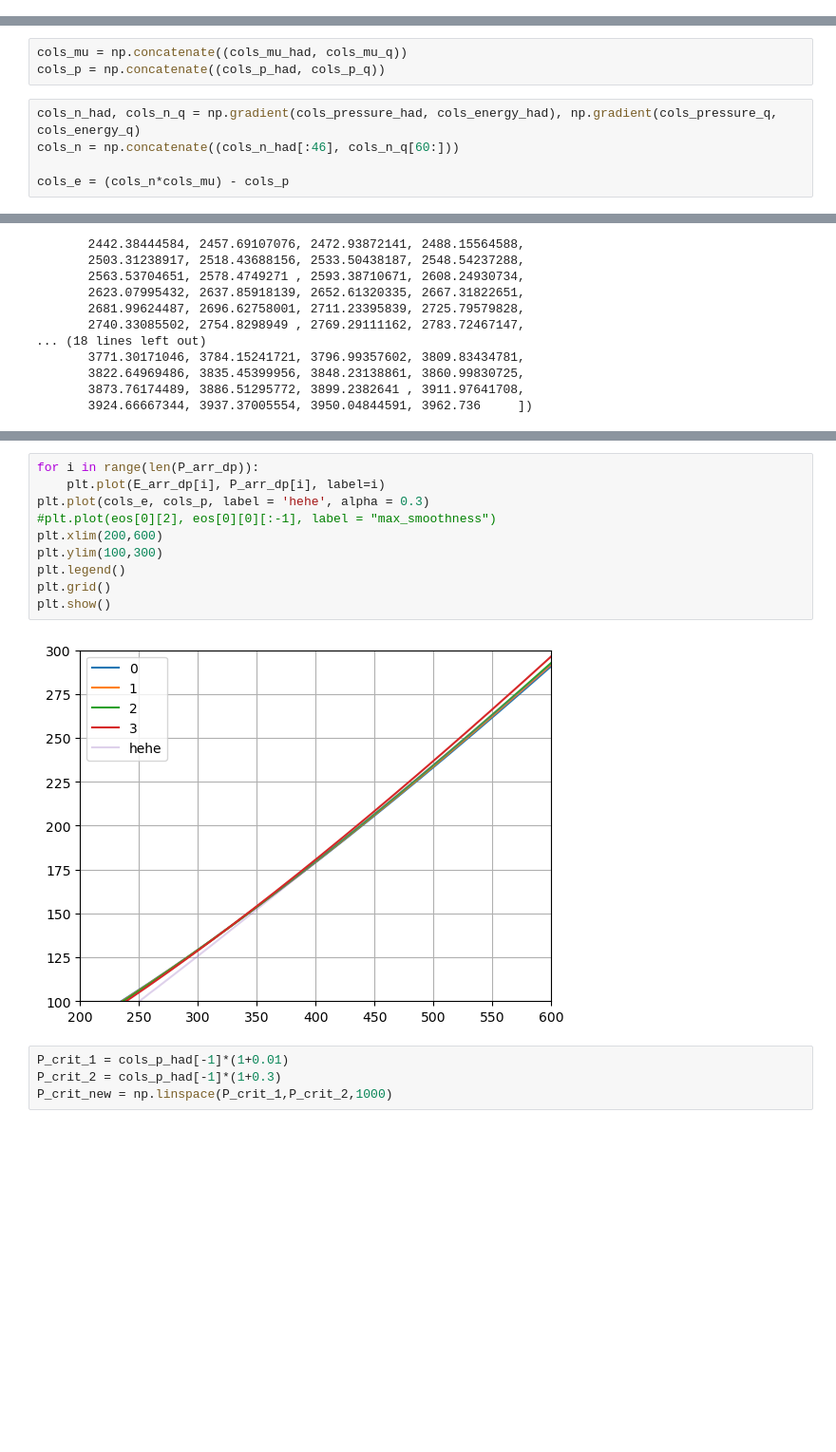
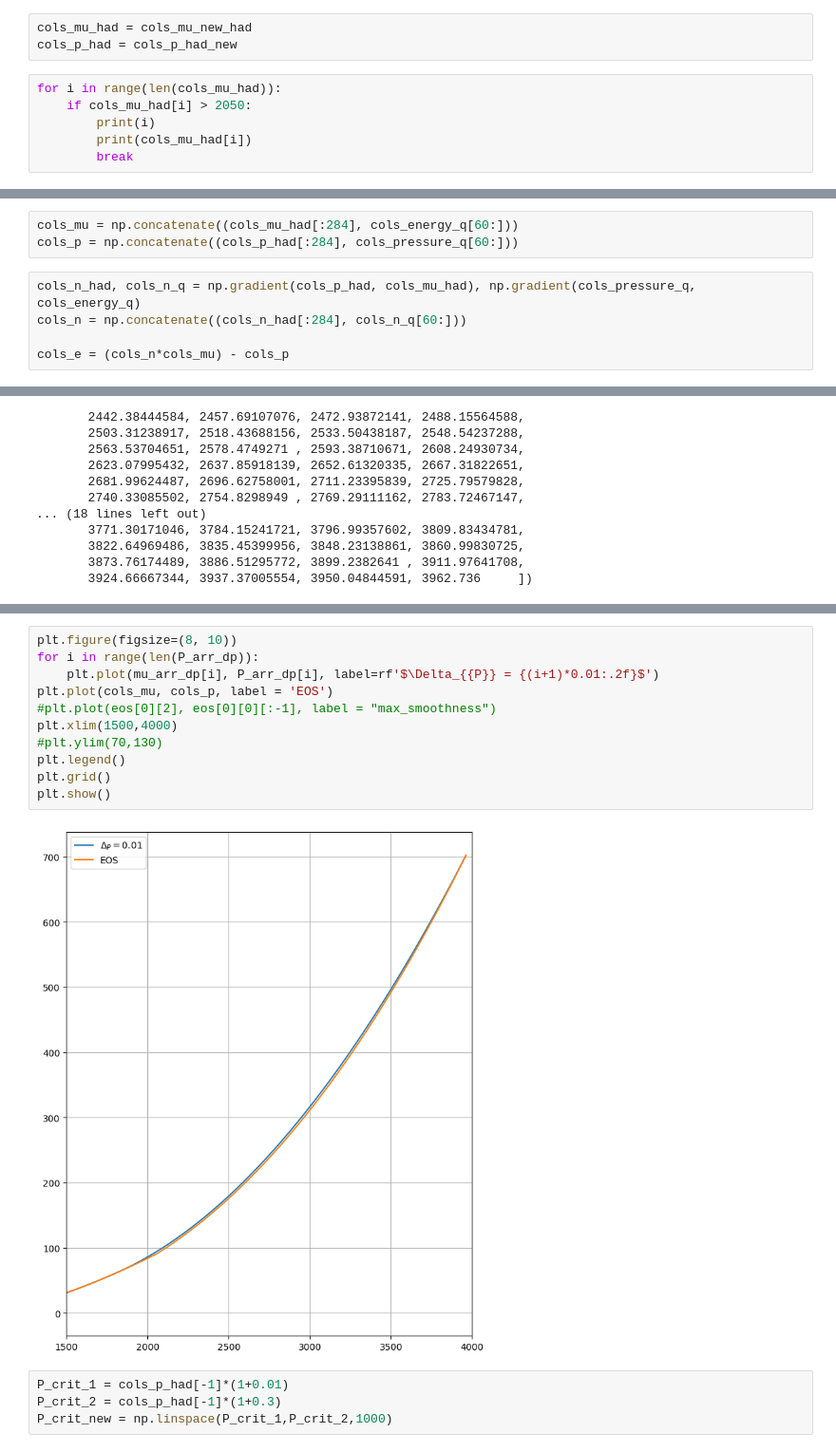
Before and after one commit to katta626/Phase_Transition, a Jupyter notebook: code/Relation_Codes/eos_mixed_phase.ipynb, the cells around one changed output, grey strips where cells are left out. Shown: that part at 95% size. Drawn from its saved outputs; the diff is of its cells as text; blank space fills up the shorter version.

```diff
--- a/code/Relation_Codes/eos_mixed_phase.ipynb
+++ b/code/Relation_Codes/eos_mixed_phase.ipynb
@@ -485,0 +502,9 @@ cols_p_q  = np.array(cols_pressure_q[60:])
+# %%
+cols_mu_had = cols_mu_new_had
+cols_p_had = cols_p_had_new
+# %%
+for i in range(len(cols_mu_had)):
+    if cols_mu_had[i] > 2050:
+        print(i)
+        print(cols_mu_had[i])
+        break
@@ -486,8 +526,8 @@ cols_p_q  = np.array(cols_pressure_q[60:])
 # %%
-cols_mu = np.concatenate((cols_mu_had, cols_mu_q))
-cols_p = np.concatenate((cols_p_had, cols_p_q))
+cols_mu = np.concatenate((cols_mu_had[:284], cols_energy_q[60:]))
+cols_p = np.concatenate((cols_p_had[:284], cols_pressure_q[60:]))
 # %%
-cols_n_had, cols_n_q = np.gradient(cols_pressure_had, cols_energy_had), np.gradient(cols_pressure_q, cols_energy_q)
-cols_n = np.concatenate((cols_n_had[:46], cols_n_q[60:]))
+cols_n_had, cols_n_q = np.gradient(cols_p_had, cols_mu_had), np.gradient(cols_pressure_q, cols_energy_q)
+cols_n = np.concatenate((cols_n_had[:284], cols_n_q[60:]))
 
 cols_e = (cols_n*cols_mu) - cols_p
@@ -543,15 +579,16 @@ Found 4 valid sets of parameters.
 # %%
+plt.figure(figsize=(8, 10))
 for i in range(len(P_arr_dp)):
-    plt.plot(E_arr_dp[i], P_arr_dp[i], label=i)
-plt.plot(cols_e, cols_p, label = 'hehe', alpha = 0.3)
+    plt.plot(mu_arr_dp[i], P_arr_dp[i], label=rf'$\Delta_{{P}} = {(i+1)*0.01:.2f}$')
+plt.plot(cols_mu, cols_p, label = 'EOS')
 #plt.plot(eos[0][2], eos[0][0][:-1], label = "max_smoothness")
-plt.xlim(200,600)
-plt.ylim(100,300)
+plt.xlim(1500,4000)
+#plt.ylim(70,130)
 plt.legend()
 plt.grid()
 plt.show()
 # %% [output]
-[figure, old version]
+[figure, new version]
 # %%
 P_crit_1 = cols_p_had[-1]*(1+0.01)
 P_crit_2 = cols_p_had[-1]*(1+0.3)
```
Also changed, not shown: parts of 15 cells of this notebook.
